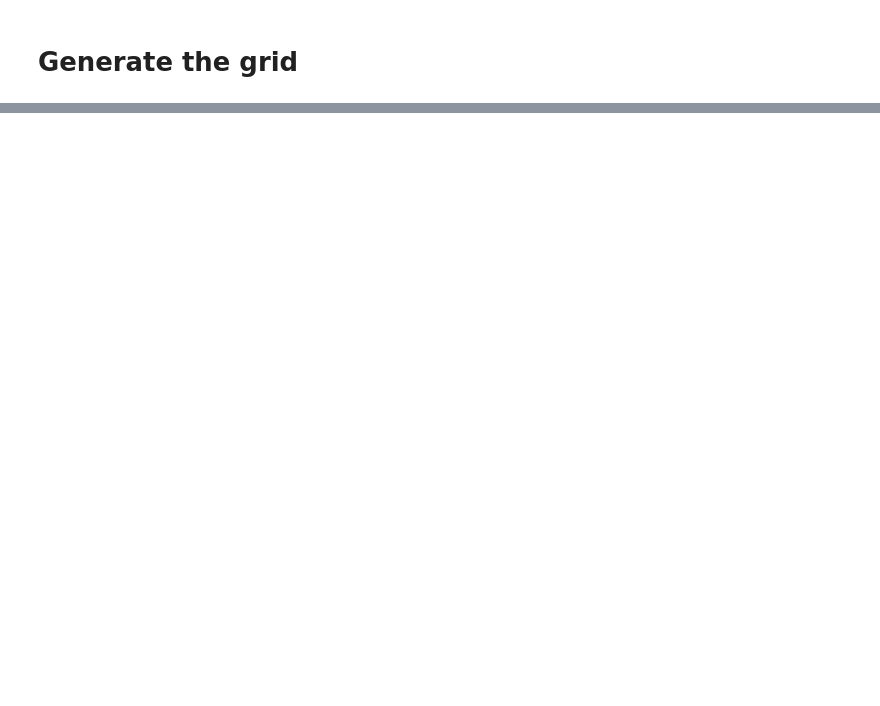
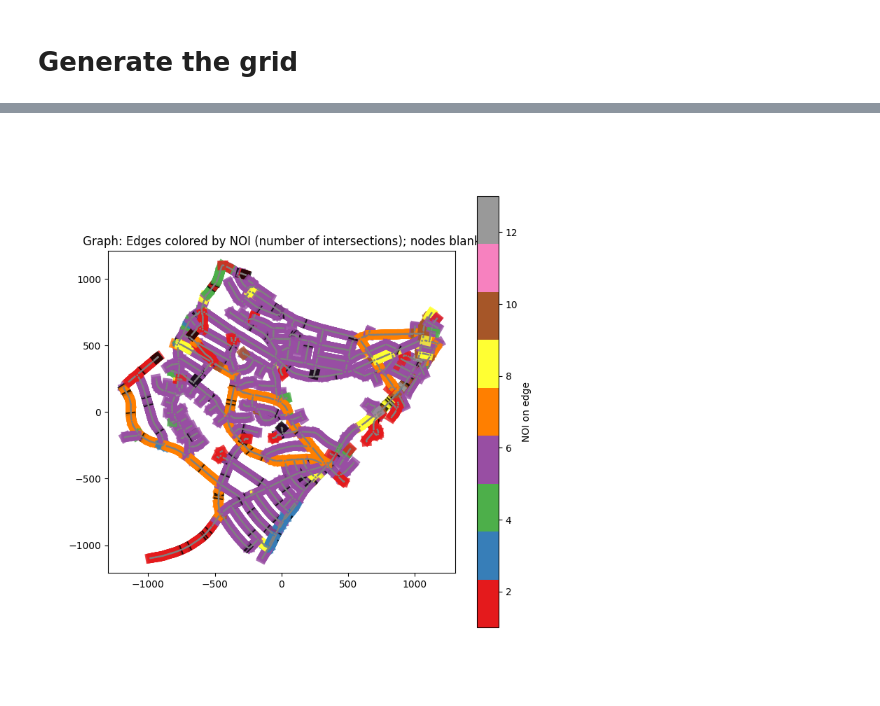
Before and after one commit to picarro-dsoler/Challenge_MultiplePassDetection, a Jupyter notebook: GridFormation/r2/MPD_r2_FixedGrid.ipynb, the cells around one changed output, grey strips where cells are left out. Cells and saved outputs as stored; diff of their text form; code cells hidden in the pictures; blank space fills up the shorter version.

```diff
--- a/GridFormation/r2/MPD_r2_FixedGrid.ipynb
+++ b/GridFormation/r2/MPD_r2_FixedGrid.ipynb
@@ -358,0 +388,54 @@ KeyError: 'area'
+# %%
+import matplotlib.pyplot as plt
+import numpy as np
+
+fig, ax = plt.subplots(figsize=(8,8))
+
+# Store node positions for edge plotting
+node_positions = {node: (data['centroid'].x, data['centroid'].y) for node, data in G.nodes(data=True)}
+
+# Extract all edge NOIs for colormap normalization
+edge_nois = []
+for u, v in G.edges():
+    edge_data = G[u][v]
+    noi = edge_data.get('numberOfIntersection', 0)
+    edge_nois.append(noi)
+
+# Normalize for colormap
+if len(edge_nois) > 0:
+    vmin = min(edge_nois)
+    vmax = max(edge_nois)
+else:
+    vmin = vmax = 0
+
+norm = plt.Normalize(vmin, vmax)
+cmap = plt.get_cmap('Set1')
+
+# Plot each edge with color according to its noi value
+for idx, (u, v) in enumerate(G.edges()):
+    x0, y0 = node_positions[u]
+    x1, y1 = node_positions[v]
+    noi = G[u][v].get('numberOfIntersection', 0)
+    color = cmap(norm(noi))
+    ax.plot([x0, x1], [y0, y1], color=color, alpha=0.8, linewidth=10, zorder=1)
+
+# Optionally plot boundaries, etc.
+# cell_gdf.boundary.plot(ax = ax, color = 'red', alpha = 0.5)
+# survey_gdf.plot(ax = ax, color = 'blue', alpha = 0.3)
+
+# Draw nodes in blank (no color fill, small gray border)
+node_x = [pos[0] for pos in node_positions.values()]
+node_y = [pos[1] for pos in node_positions.values()]
+ax.scatter(node_x, node_y, facecolor='none', edgecolor='gray', s=1, zorder=2)
+
+# Add colorbar for edges
+sm = plt.cm.ScalarMappable(cmap=cmap, norm=norm)
+sm.set_array([])
+cbar = fig.colorbar(sm, ax=ax, label='NOI on edge')
+
+ax.set_aspect('equal')
+ax.set_title('Graph: Edges colored by NOI (number of intersections); nodes blank')
+#survey_gdf.plot(ax = ax, color = 'blue', alpha = 0.3,markersize = 2, marker=2)
+plt.show()
+# %% [output]
+[figure, added]
```
Also changed, not shown: parts of 16 cells of this notebook, 1 other file.
